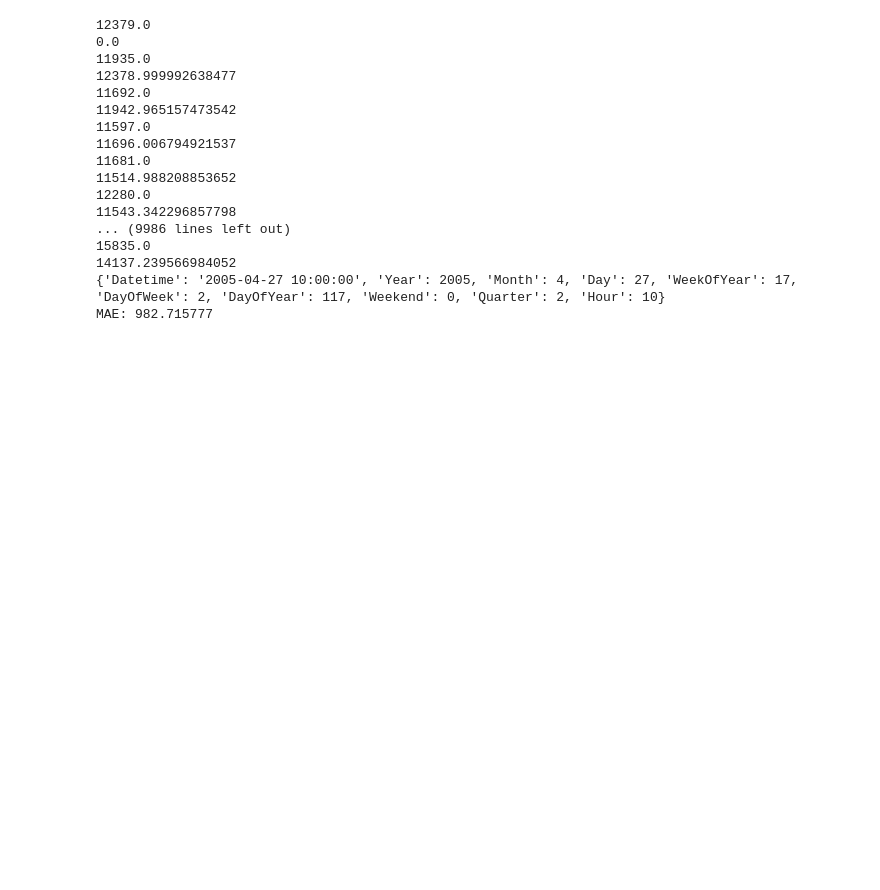
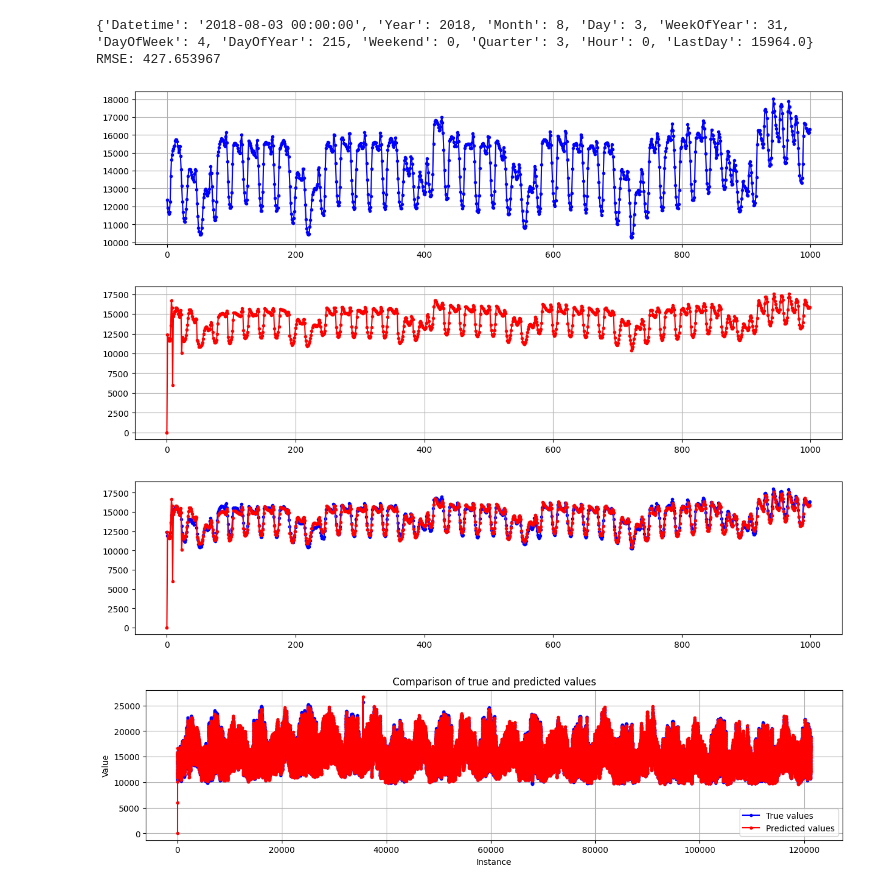
Before and after one commit to rubitopato/ML2_Practice, a Jupyter notebook: ML2_Project/modelo_streaming/preprocessing.ipynb, the cells around one changed output. Drawn from its saved outputs; the diff is of its cells as text; code cells hidden in the pictures; blank space fills up the shorter version.

```diff
--- a/ML2_Project/modelo_streaming/preprocessing.ipynb
+++ b/ML2_Project/modelo_streaming/preprocessing.ipynb
@@ -10,6 +10,7 @@ df_sorted.to_csv("../dataset/AEP_hourly.csv", index=False)
 from river import stream, compose, preprocessing, evaluate, metrics, linear_model, utils, stats, feature_extraction
 from river.tree import HoeffdingTreeClassifier
 import datetime
+import matplotlib.pyplot as plt
 
 dataset_path = "../dataset/AEP_hourly.csv"
 
@@ -42,49 +43,71 @@ def divide_date(x):#feature enginnering
         x["WeekOfYear"] = None
         x["DayOfWeek"] = None
         x["DayOfYear"] = None
         x["Weekend"] = None
         x["Quarter"] = None
         x["Hour"] = None
         x["LastDay"] = None
     return x
 
 energy_consumption = stream.iter_csv(dataset_path, target="AEP_MW", drop_nones=True, converters={'AEP_MW':float_converter})
 
 model = compose.Pipeline(
     ('features', compose.TransformerUnion(
         ('date_features', compose.FuncTransformer(divide_date)),
         ('last_7_mean', feature_extraction.TargetAgg(by=None, how=utils.Rolling(stats.Mean(),7),target_name="last_7_mean")),
         ('last_14_mean', feature_extraction.TargetAgg(by=None, how=utils.Rolling(stats.Mean(),14), target_name="last_14_mean"))
     )),
     ('drop_non_features', compose.Discard('Datetime')),
     ('lin_reg', linear_model.BayesianLinearRegression())
 )
 
-metric = metrics.MAE()
-
+metric = metrics.RMSE()
+y_trues = []
+y_preds = []
 for x, y in energy_consumption:
     y_pred = model.predict_one(x)
     model.learn_one(x, y)
     metric.update(y, y_pred)
     past_metrics["LastDay"] = y
+    y_trues.append(y)
+    y_preds.append(y_pred)
 
 print(x)
 print(metric)
+
+plt.figure(figsize=(15,15))
+plt.subplot(4,1,1)
+plt.plot(y_trues[:1000], marker='.', linestyle='-', color='b', label='True values')
+plt.grid(True)
+
+plt.figure(figsize=(15,15))
+plt.subplot(4,1,2)
+plt.plot(y_preds[:1000], marker='.', linestyle='-', color='r', label='Predicted values')
+plt.grid(True)
+
+plt.figure(figsize=(15,15))
+plt.subplot(4,1,3)
+plt.plot(y_trues[:1000], marker='.', linestyle='-', color='b', label='True values')
+plt.plot(y_preds[:1000], marker='.', linestyle='-', color='r', label='Predicted values')
+
+plt.figure(figsize=(15,15))
+plt.subplot(4,1,4)
+plt.plot(y_trues, marker='.', linestyle='-', color='b', label='True values')
+plt.plot(y_preds, marker='.', linestyle='-', color='r', label='Predicted values')
+
+# Personalización
+plt.title('Comparison of true and predicted values')
+plt.xlabel('Instance')
+plt.ylabel('Value')
+plt.grid(True)
+plt.legend()
+
+# Mostrar la gráfica
+plt.show()
 # %% [output]
-12379.0
-0.0
-11935.0
-12378.999992638477
-11692.0
-11942.965157473542
-11597.0
-11696.006794921537
-11681.0
-11514.988208853652
-12280.0
-11543.342296857798
-... (9986 lines left out)
-15835.0
-14137.239566984052
-{'Datetime': '2005-04-27 10:00:00', 'Year': 2005, 'Month': 4, 'Day': 27, 'WeekOfYear': 17, 'DayOfWeek': 2, 'DayOfYear': 117, 'Weekend': 0, 'Quarter': 2, 'Hour': 10}
-MAE: 982.715777
+{'Datetime': '2018-08-03 00:00:00', 'Year': 2018, 'Month': 8, 'Day': 3, 'WeekOfYear': 31, 'DayOfWeek': 4, 'DayOfYear': 215, 'Weekend': 0, 'Quarter': 3, 'Hour': 0, 'LastDay': 15964.0}
+RMSE: 427.653967
+[figure, added]
+[figure, added]
+[figure, added]
+[figure, added]
```
